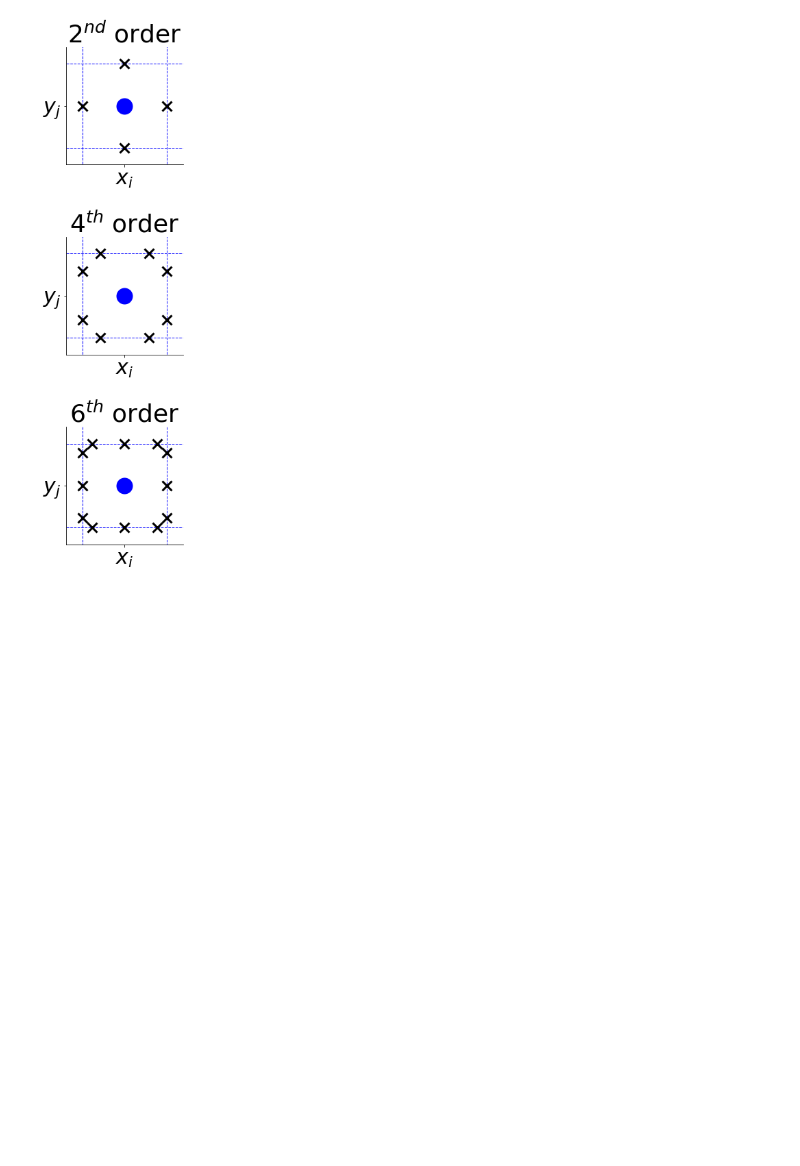
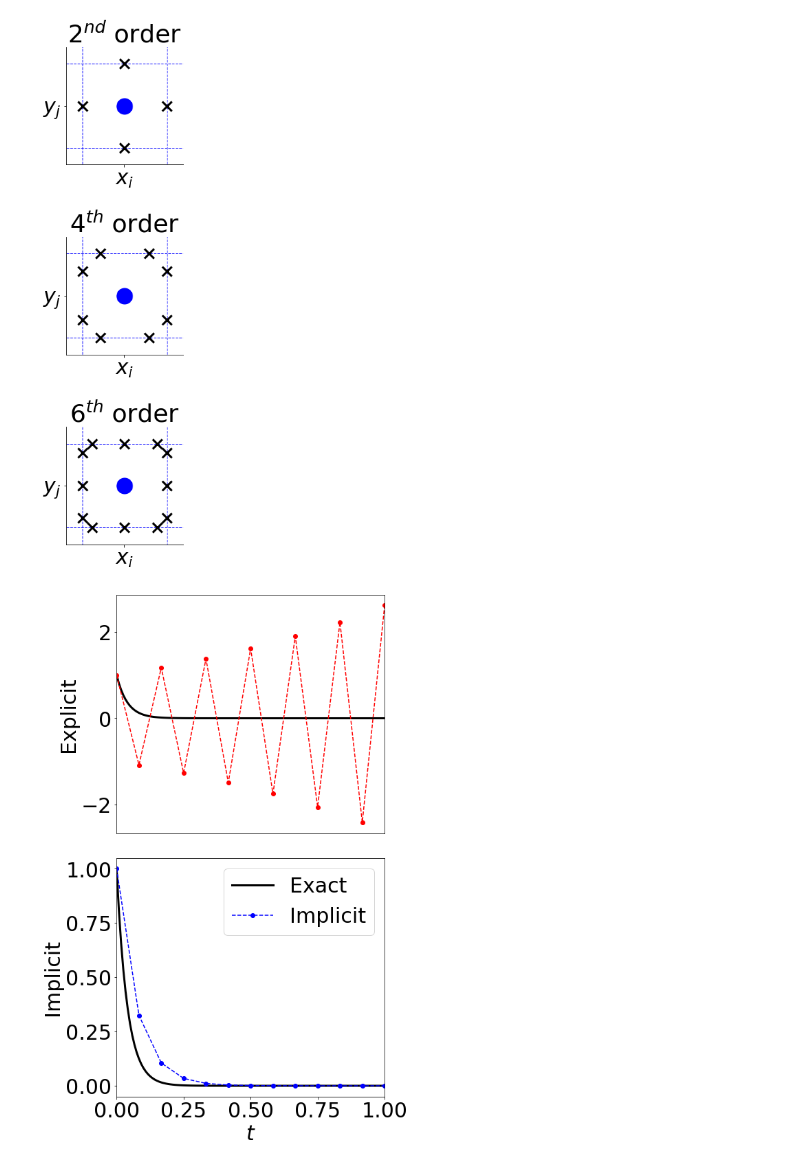
Before and after one commit to IanHawke/slides, a Jupyter notebook: icts-2020/figures/plots.ipynb, the cells around one changed output. Cells and saved outputs as stored; diff of their text form; code cells hidden in the pictures; blank space fills up the shorter version.

```diff
--- a/icts-2020/figures/plots.ipynb
+++ b/icts-2020/figures/plots.ipynb
@@ -747,3 +747,39 @@ fig.tight_layout()
 fig.savefig('fv_gauss_points.png', bbox_inches='tight')
 # %% [output]
 [figure]
+# %%
+# Forward and Backward Euler for the stiff exponential decay problem
+
+q0 = 1
+alpha = 25
+rhs = lambda q : -alpha * q
+Np = 12
+t, dt = numpy.linspace(0, 1, Np+1, retstep=True)
+q_forward = numpy.zeros_like(t)
+q_backward = numpy.zeros_like(t)
+q_forward[0] = q0
+q_backward[0] = q0
+
+for i in range(Np):
+    q_forward[i+1] = q_forward[i] + dt * rhs(q_forward[i])
+    q_backward[i+1] = q_backward[i] / (1 + alpha * dt)
+
+t_exact = numpy.linspace(0, 1, 10*Np+1)
+q_exact = numpy.exp(-alpha * t_exact)
+# %%
+fig, axes = pyplot.subplots(2, 1, figsize=(8, 12))
+axes[0].plot(t_exact, q_exact, 'k-', lw=3, label='Exact')
+axes[0].plot(t, q_forward, 'ro--', label='Explicit')
+axes[0].set_xticks([])
+axes[0].set_ylabel('Explicit')
+axes[0].set_xlim(0, 1)
+axes[1].plot(t_exact, q_exact, 'k-', lw=3, label='Exact')
+axes[1].plot(t, q_backward, 'bo--', label='Implicit')
+axes[1].set_xlabel(r'$t$')
+axes[1].set_ylabel('Implicit')
+axes[1].set_xlim(0, 1)
+axes[1].legend()
+fig.tight_layout()
+fig.savefig('stiff_ode_euler.png', bbox_inches='tight')
+# %% [output]
+[figure, added]
```
Also changed, not shown: 7 other files.
